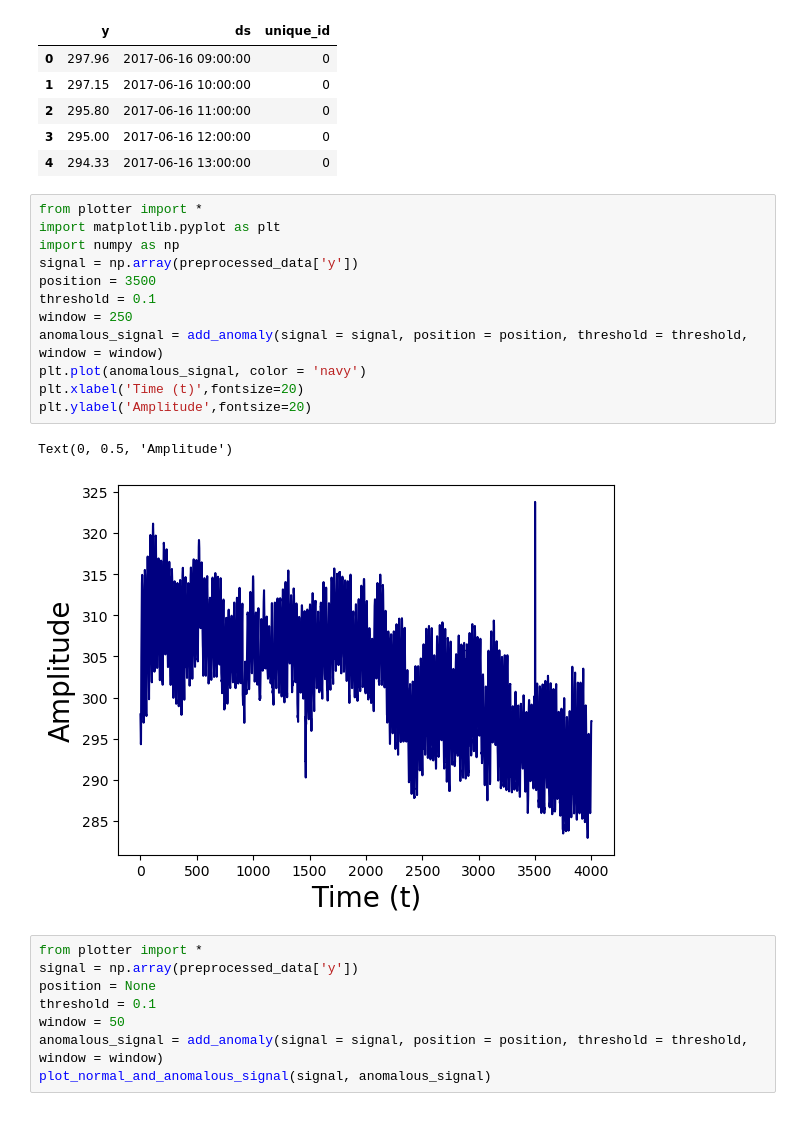
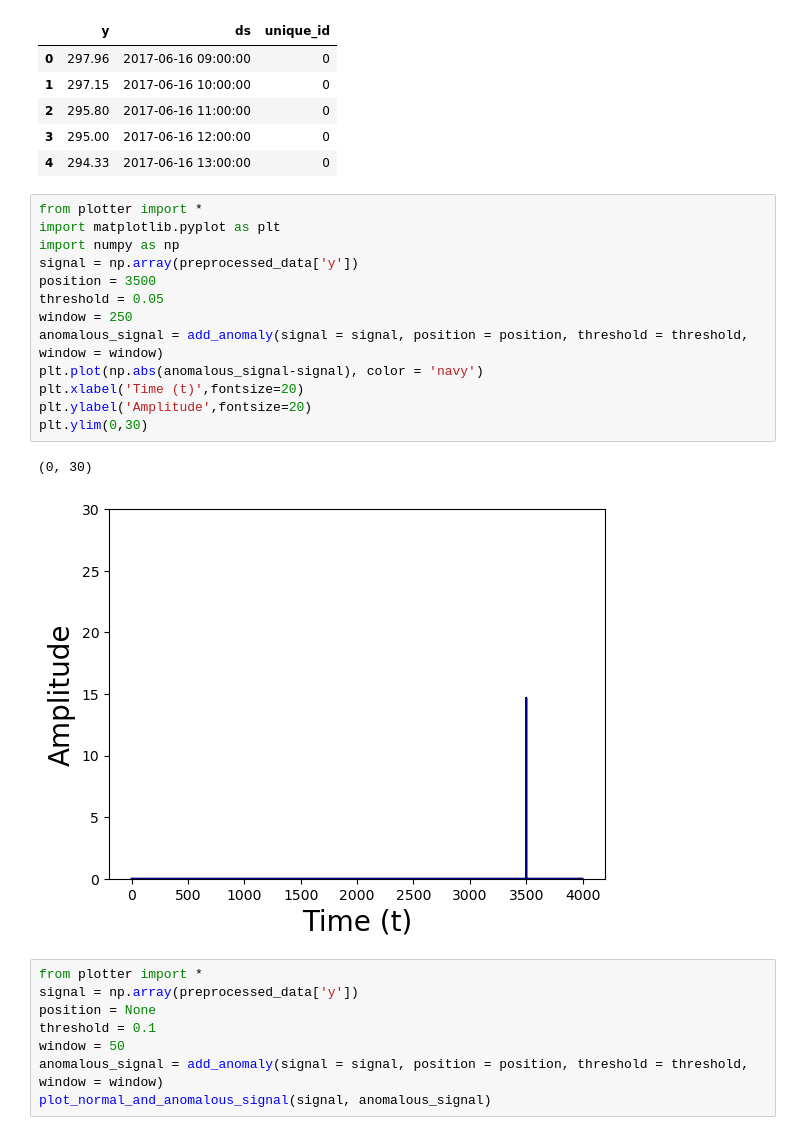
Before and after one commit to PieroPaialungaAI/AnomalyDetectionNixtla, a Jupyter notebook: temp.ipynb, the cells around one changed output. Saved outputs shown, nothing was run; the diff lists cells and outputs as text.

```diff
--- a/temp.ipynb
+++ b/temp.ipynb
@@ -61,18 +70,19 @@ preprocessed_data.head()
 # %%
 from plotter import *
 import matplotlib.pyplot as plt
 import numpy as np
 signal = np.array(preprocessed_data['y'])
 position = 3500
-threshold = 0.1
+threshold = 0.05
 window = 250
 anomalous_signal = add_anomaly(signal = signal, position = position, threshold = threshold, window = window)
-plt.plot(anomalous_signal, color = 'navy')
+plt.plot(np.abs(anomalous_signal-signal), color = 'navy')
 plt.xlabel('Time (t)',fontsize=20)
 plt.ylabel('Amplitude',fontsize=20)
+plt.ylim(0,30)
 # %% [output]
-Text(0, 0.5, 'Amplitude')
+(0, 30)
-[figure, old version]
+[figure, new version]
 # %%
 from plotter import *
 signal = np.array(preprocessed_data['y'])
```
Also changed, not shown: parts of 2 cells of this notebook, 2 other files.
